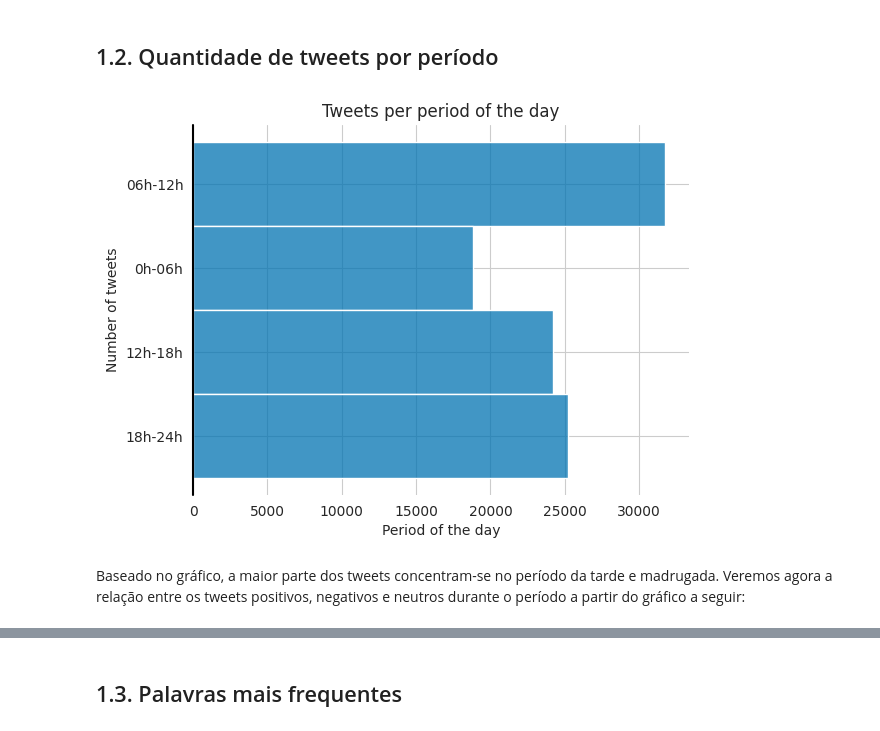
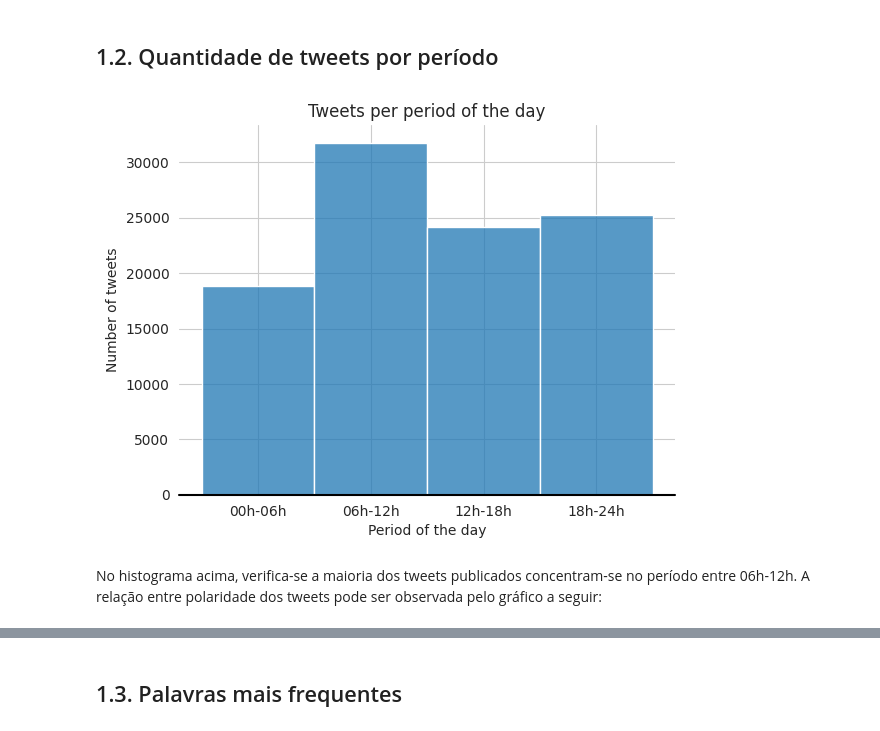
Before and after one commit to atlantico-academy/twitter-sentiment-analysis, a Jupyter notebook: notebooks/01-exploratory_data_analysis.ipynb, the cells around one changed output, grey strips where cells are left out. Drawn from its saved outputs; the diff is of its cells as text; code cells hidden in the pictures.

```diff
--- a/notebooks/01-exploratory_data_analysis.ipynb
+++ b/notebooks/01-exploratory_data_analysis.ipynb
@@ -98,8 +91,8 @@ db['date'] = db.date.dt.tz_convert('Brazil/East')
 db['period'] = db['date'].dt.hour % 24
 
 # dicionário com horários
-db['period'].replace({0: '0h-06h',   1: '0h-06h',   2: '0h-06h',   3: '0h-06h',   4: '0h-06h',   5: '0h-06h',
-                      6: '06h-12h',  7: '06h-12h',  8: '06h-12h',  9: '06h-12h', 10: '06h-12h', 11: '06h-12h',
+db['period'].replace({0: '00h-06h', 1: '00h-06h', 2: '00h-06h', 3: '00h-06h', 4: '00h-06h', 5: '00h-06h',
+                      6: '06h-12h', 7: '06h-12h', 8: '06h-12h', 9: '06h-12h', 10: '06h-12h', 11: '06h-12h',
                      12: '12h-18h', 13: '12h-18h', 14: '12h-18h', 15: '12h-18h', 16: '12h-18h', 17: '12h-18h',
                      18: '18h-24h', 19: '18h-24h', 20: '18h-24h', 21: '18h-24h', 22: '18h-24h', 23: '18h-24h'}, inplace=True)
 
@@ -124,17 +117,18 @@ lista_ord = ['0h-06h', '06h-12h', '12h-18h', '18h-24h']
 # %%
 db = db.sort_values(by='period')
 sns.set_style('whitegrid')
-axis = sns.histplot(data=db, y= 'period')
+axis = sns.histplot(data=db, x= 'period')
 axis.set(frame_on=False)
-axis.axvline(0, color='k', clip_on=False)
+axis.axhline(0, color='k', clip_on=False)
 plt.xlabel('Period of the day')
 plt.ylabel('Number of tweets')
 plt.title('Tweets per period of the day')
 plt.show()
 # %% [output]
-[figure, old version]
+[figure, new version]
-# %% [markdown]
-Baseado no gráfico, a maior parte dos tweets concentram-se no período da tarde e madrugada. Veremos agora a relação entre os tweets positivos, negativos e neutros durante o período a partir do gráfico a seguir:
+# %% [markdown]
+No histograma acima, verifica-se a maioria dos tweets publicados concentram-se no período entre 06h-12h.
+A relação entre polaridade dos tweets pode ser observada pelo gráfico a seguir:
 # %%
 sns.set_style('whitegrid')
 axis = sns.countplot(data=db, y='period', hue='sentiment', order = lista_ord)
```
Also changed, not shown: parts of 29 cells of this notebook.
